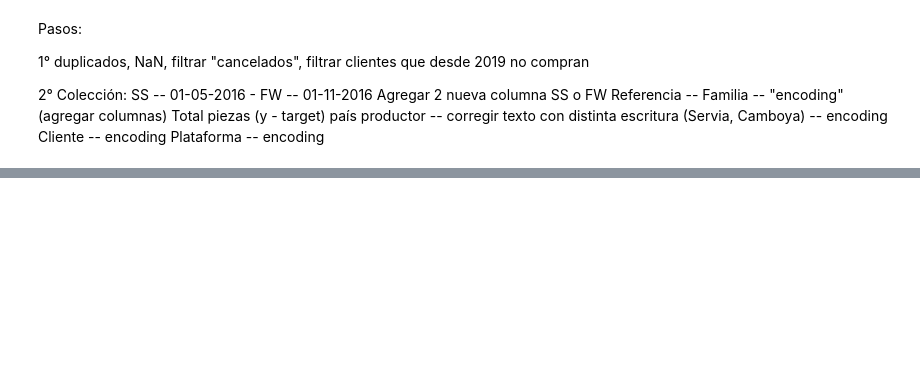
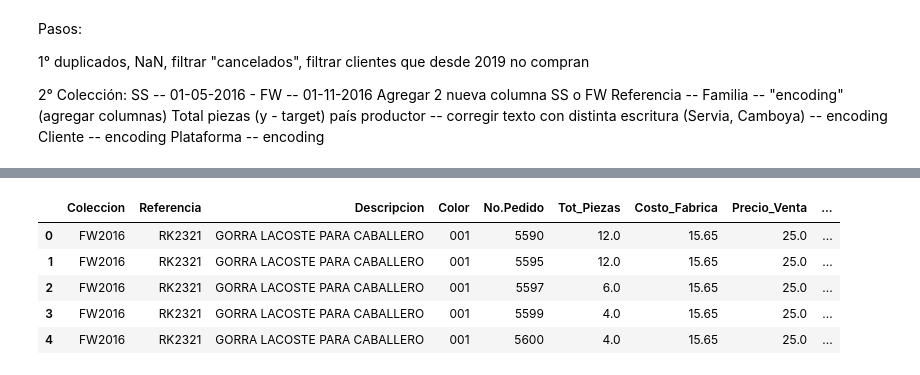
Before and after one commit to ThaylaLuzardo/Forecast_Compras, a Jupyter notebook: notebooks/Data analisis.ipynb, the cells around one changed output, grey strips where cells are left out. Cells and saved outputs as stored; diff of their text form; code cells hidden in the pictures; blank space fills up the shorter version.

```diff
--- a/notebooks/Data analisis.ipynb
+++ b/notebooks/Data analisis.ipynb
@@ -274,9 +274,9 @@ bielorusia           1
 Name: Pais_Producto, dtype: int64
 # %%
 def replace_countries(sentence):
-    sentence = sentence.replace("cambodia","camboya")
-    sentence = sentence.replace("salvado","salvador")
-    sentence = sentence.replace("tunisia","tunez")
-    sentence = sentence.replace("servia","serbia")
+    sentence = re.sub(r'\bcambodia\b', "camboya", sentence)
+    sentence = re.sub(r'\bel salvado\b', "el salvador", sentence)
+    sentence = re.sub(r'\btunisia\b', "tunez", sentence)
+    sentence = re.sub(r'\bservia\b', "serbia", sentence)
 
     return sentence
@@ -351,0 +362,4 @@ Pasos:
+# %%
+pd.set_option('display.max_rows', None)
+# Ver TODOS los valores únicos'Nombre_Cliente'
+data_proces_status['Nombre_Cliente'].value_counts()
@@ -351,0 +406,9 @@ Pasos:
+# %%
+# función para reemplazar 'AW' con 'FW'
+def standardize_coleccion_name(name):
+    return name.replace('AW', 'FW')
+
+# Aplicar la función a la columna 'Coleccion'
+data_proces_status['Coleccion'] = data_proces_status['Coleccion'].apply(standardize_coleccion_name)
+
+data_proces_status['Coleccion'].value_counts()
@@ -351,0 +440,9 @@ Pasos:
+# %%
+data_proces_status.head()
+# %% [output]
+|  | Coleccion | Referencia | Descripcion | Color | No.Pedido | Tot_Piezas | Costo_Fabrica | Precio_Venta | ... |
+| 0 | FW2016 | RK2321 | GORRA LACOSTE PARA CABALLERO | 001 | 5590 | 12.0 | 15.65 | 25.0 | ... |
+| 1 | FW2016 | RK2321 | GORRA LACOSTE PARA CABALLERO | 001 | 5595 | 12.0 | 15.65 | 25.0 | ... |
+| 2 | FW2016 | RK2321 | GORRA LACOSTE PARA CABALLERO | 001 | 5597 | 6.0 | 15.65 | 25.0 | ... |
+| 3 | FW2016 | RK2321 | GORRA LACOSTE PARA CABALLERO | 001 | 5599 | 4.0 | 15.65 | 25.0 | ... |
+| 4 | FW2016 | RK2321 | GORRA LACOSTE PARA CABALLERO | 001 | 5600 | 4.0 | 15.65 | 25.0 | ... |
```
Also changed, not shown: parts of 17 cells of this notebook.
